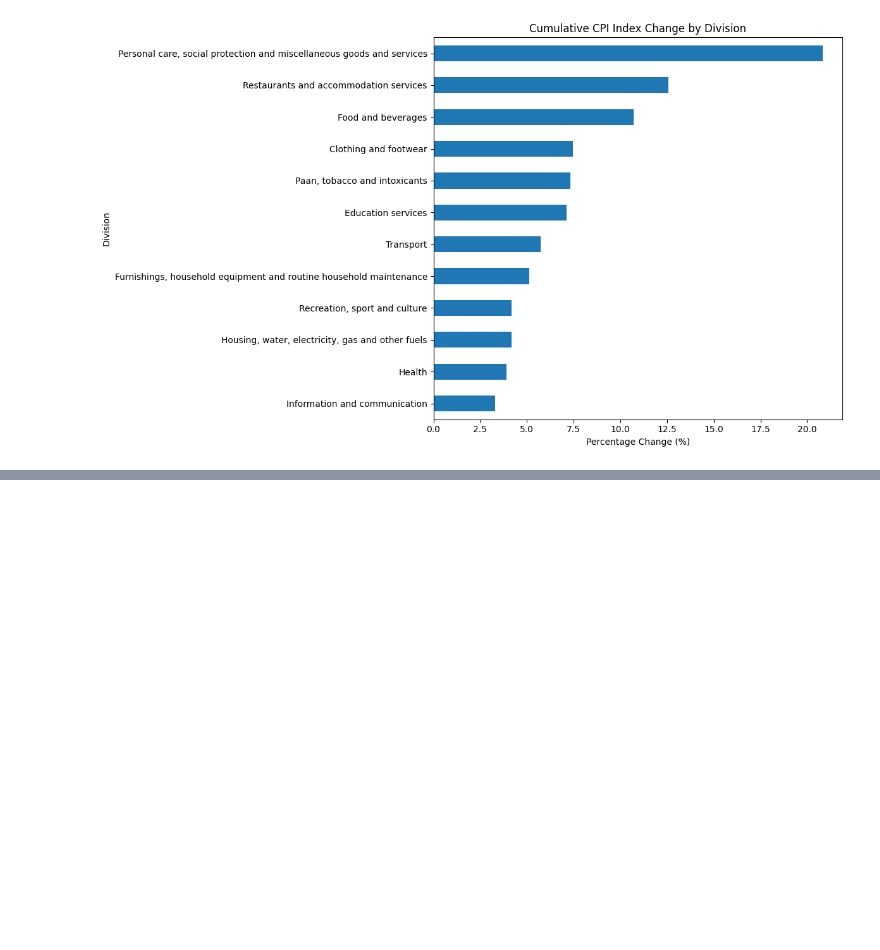
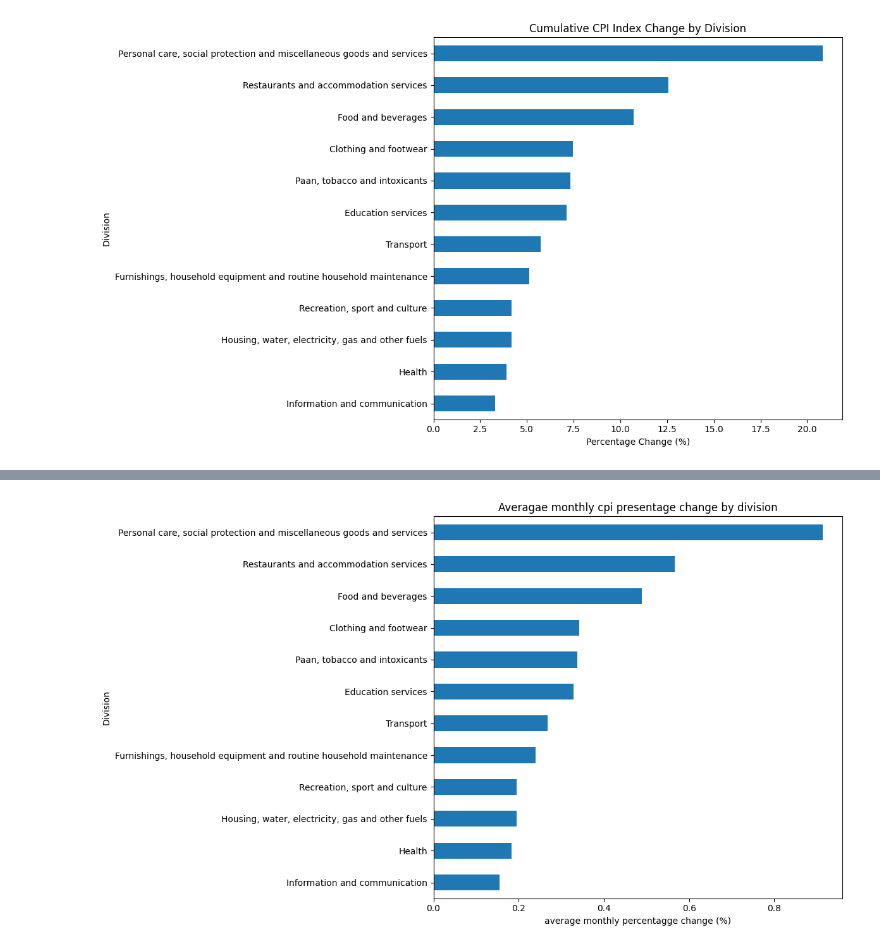
Before and after one commit to alwinbshaji/indian-economic-data-analysis-inflation-forecasting, a Jupyter notebook: Data_collection.ipynb, the cells around one changed output, grey strips where cells are left out. Drawn from its saved outputs; the diff is of its cells as text; code cells hidden in the pictures; blank space fills up the shorter version.

```diff
--- a/Data_collection.ipynb
+++ b/Data_collection.ipynb
@@ -765,3 +765,12 @@ plt.tight_layout()
 plt.show()
 # %% [output]
 [figure]
+# %%
+division_cpi = division_cpi.sort_values('date')
+
+division_cpi['monthly_percentage_change'] = (
+    division_cpi.groupby('division')['index'].pct_change() * 100
+    )
+
+division_cpi[['date','division','index','monthly_change',
+             'monthly_percentage_change']].head(15)
@@ -767,0 +794,9 @@ plt.show()
+# %%
+
+monthly_average = (
+    division_cpi.groupby('division')['monthly_percentage_change']
+    .mean()
+    .sort_values(ascending=False)
+)
+
+print(monthly_average)
@@ -767,0 +818,12 @@ plt.show()
+# %%
+plt.figure(figsize=(12,7))
+
+monthly_average.sort_values().plot(kind='barh')
+plt.title('Averagae monthly cpi presentage change by division')
+plt.xlabel('average monthly percentagge change (%)')
+plt.ylabel('Division')
+
+plt.tight_layout()
+plt.show()
+# %% [output]
+[figure, added]
```
Also changed, not shown: parts of 6 cells of this notebook.
